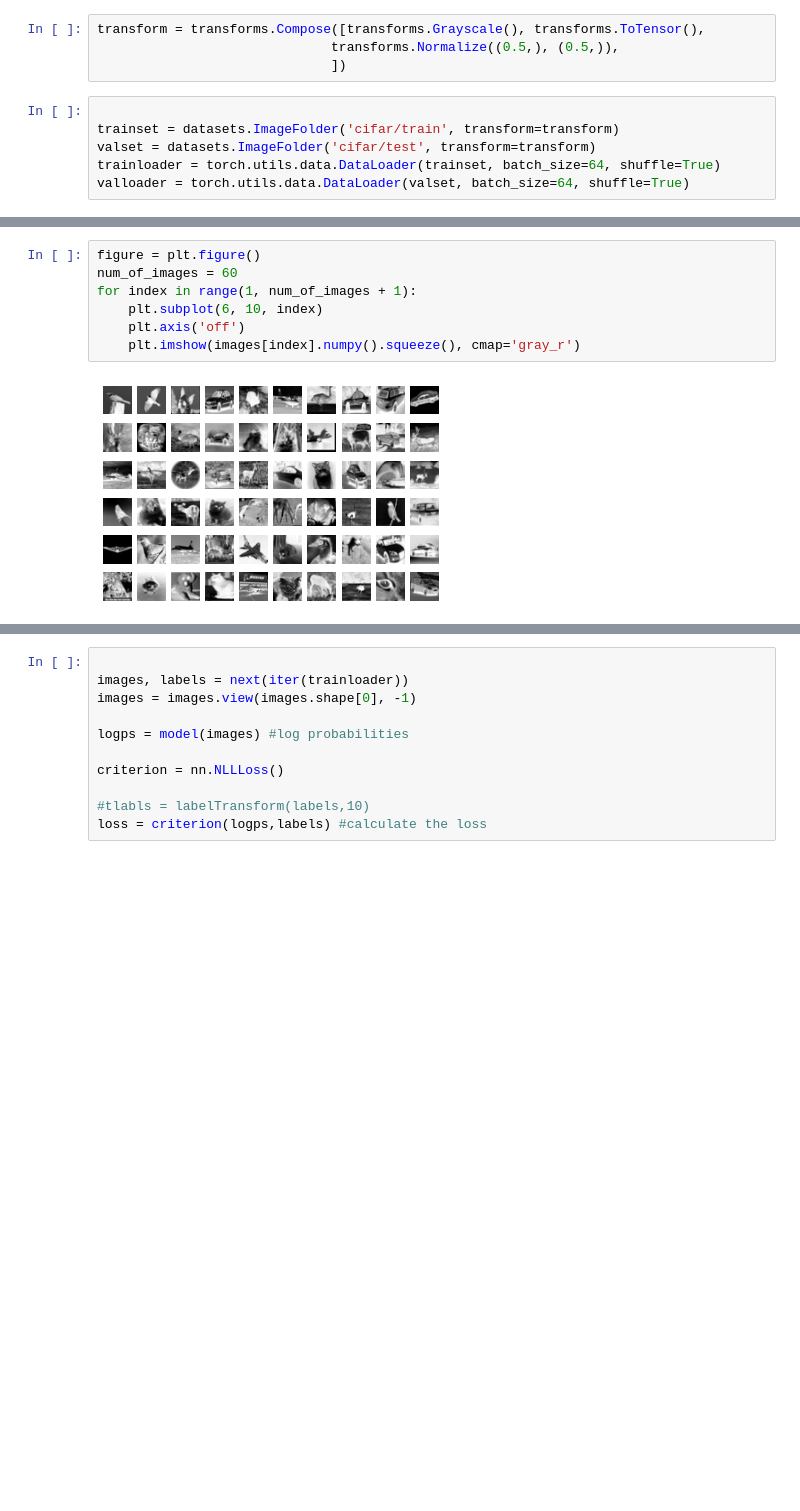
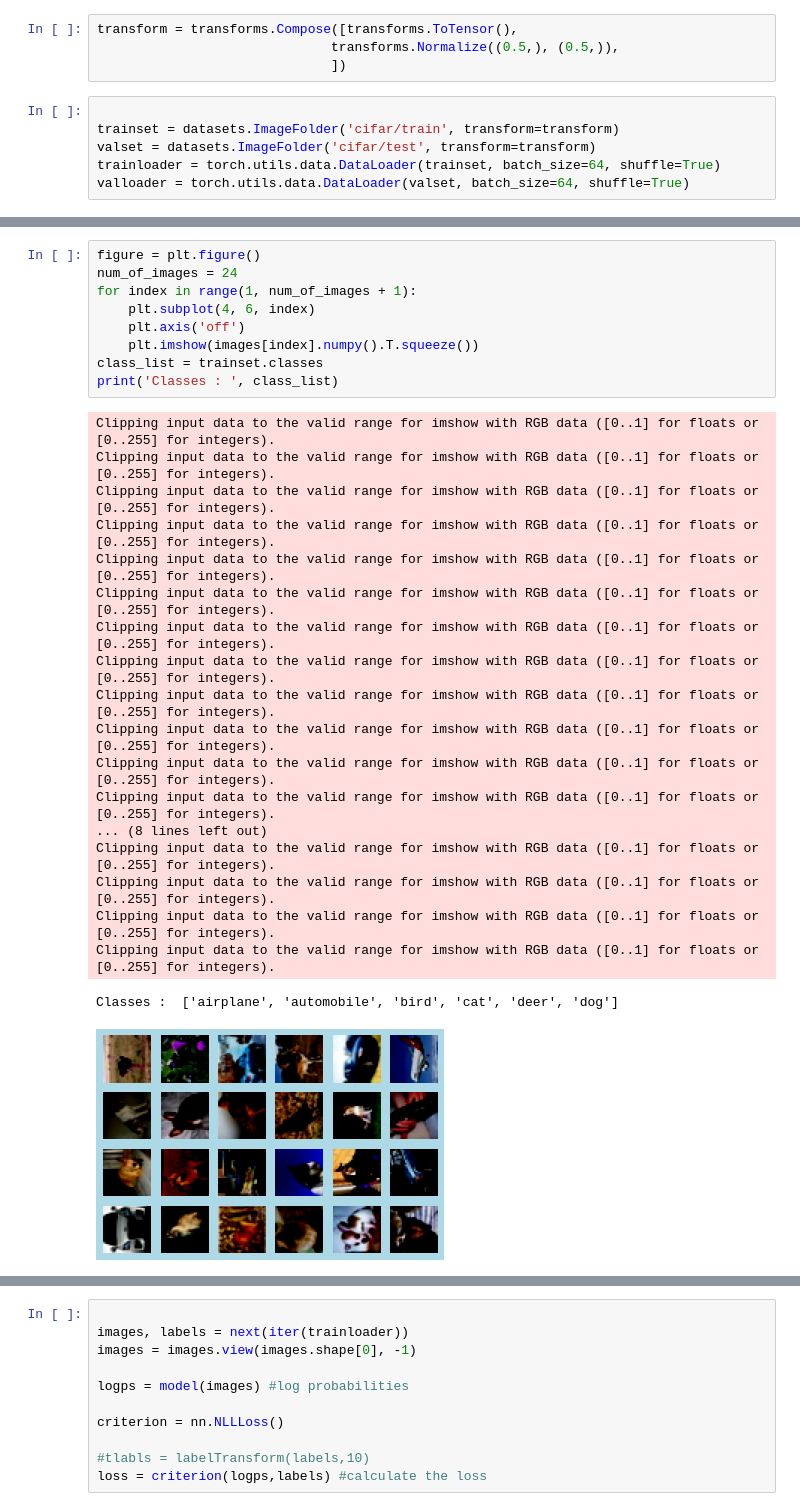
Before and after one commit to debonil/ml-assignments, a Jupyter notebook: ProjectSem1/proj-ques-01.ipynb, the cells around one changed output, grey strips where cells are left out. Drawn from its saved outputs; the diff is of its cells as text; blank space fills up the shorter version.

```diff
--- a/ProjectSem1/proj-ques-01.ipynb
+++ b/ProjectSem1/proj-ques-01.ipynb
@@ -9,5 +10,5 @@ from torch import nn, optim
 # %%
-transform = transforms.Compose([transforms.Grayscale(), transforms.ToTensor(),
+transform = transforms.Compose([transforms.ToTensor(),
                               transforms.Normalize((0.5,), (0.5,)),
                               ])
 # %%
@@ -28,10 +29,30 @@ torch.Size([64])
 # %%
 figure = plt.figure()
-num_of_images = 60
+num_of_images = 24
 for index in range(1, num_of_images + 1):
-    plt.subplot(6, 10, index)
+    plt.subplot(4, 6, index)
     plt.axis('off')
-    plt.imshow(images[index].numpy().squeeze(), cmap='gray_r')
+    plt.imshow(images[index].numpy().T.squeeze())
+class_list = trainset.classes
+print('Classes : ', class_list)
 # %% [output]
+Clipping input data to the valid range for imshow with RGB data ([0..1] for floats or [0..255] for integers).
+Clipping input data to the valid range for imshow with RGB data ([0..1] for floats or [0..255] for integers).
+Clipping input data to the valid range for imshow with RGB data ([0..1] for floats or [0..255] for integers).
+Clipping input data to the valid range for imshow with RGB data ([0..1] for floats or [0..255] for integers).
+Clipping input data to the valid range for imshow with RGB data ([0..1] for floats or [0..255] for integers).
+Clipping input data to the valid range for imshow with RGB data ([0..1] for floats or [0..255] for integers).
+Clipping input data to the valid range for imshow with RGB data ([0..1] for floats or [0..255] for integers).
+Clipping input data to the valid range for imshow with RGB data ([0..1] for floats or [0..255] for integers).
+Clipping input data to the valid range for imshow with RGB data ([0..1] for floats or [0..255] for integers).
+Clipping input data to the valid range for imshow with RGB data ([0..1] for floats or [0..255] for integers).
+Clipping input data to the valid range for imshow with RGB data ([0..1] for floats or [0..255] for integers).
+Clipping input data to the valid range for imshow with RGB data ([0..1] for floats or [0..255] for integers).
+... (8 lines left out)
+Clipping input data to the valid range for imshow with RGB data ([0..1] for floats or [0..255] for integers).
+Clipping input data to the valid range for imshow with RGB data ([0..1] for floats or [0..255] for integers).
+Clipping input data to the valid range for imshow with RGB data ([0..1] for floats or [0..255] for integers).
+Clipping input data to the valid range for imshow with RGB data ([0..1] for floats or [0..255] for integers).
+Classes :  ['airplane', 'automobile', 'bird', 'cat', 'deer', 'dog']
-[figure, old version]
+[figure, new version]
 # %%
```
Also changed, not shown: parts of 11 cells of this notebook.
